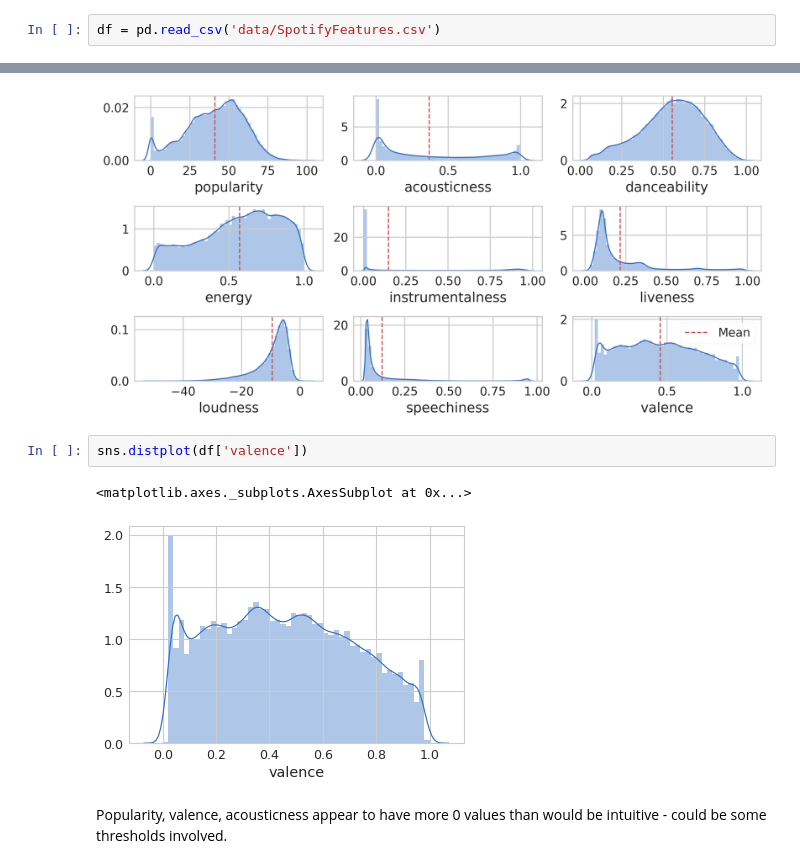
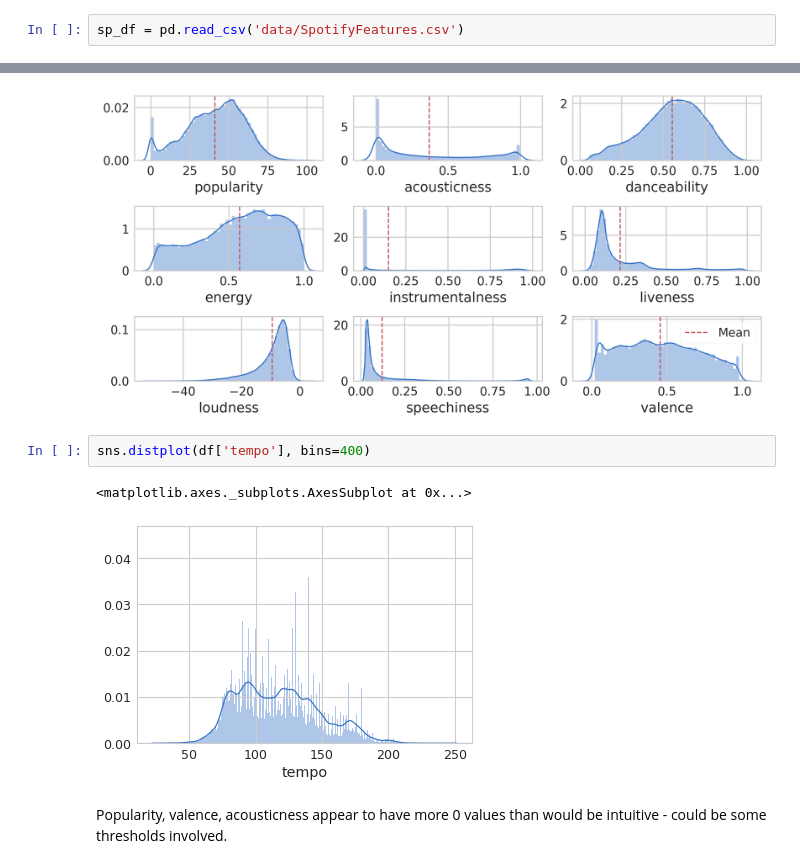
Before and after one commit to wkosmos/MusicalGeography, a Jupyter notebook: EDA.ipynb, the cells around one changed output, grey strips where cells are left out. Saved outputs shown, nothing was run; the diff lists cells and outputs as text.

```diff
--- a/EDA.ipynb
+++ b/EDA.ipynb
@@ -15,7 +16,7 @@ SyntaxError: invalid syntax (<ipython-input-13-9d69fd57df4f>, line 8)
 # %% [markdown]
 # Spotify Data
 # %%
-df = pd.read_csv('data/SpotifyFeatures.csv')
+sp_df = pd.read_csv('data/SpotifyFeatures.csv')
 # %% [markdown]
 ## Info
 # %%
@@ -90,10 +91,10 @@ fig.tight_layout()
 # %% [output]
 [figure]
 # %%
-sns.distplot(df['valence'])
+sns.distplot(df['tempo'], bins=400)
 # %% [output]
 <matplotlib.axes._subplots.AxesSubplot at 0x...>
-[figure, old version]
+[figure, new version]
 # %% [markdown]
 Popularity, valence, acousticness appear to have more 0 values than would be intuitive - could be some thresholds involved.
 # %% [markdown]
```
Also changed, not shown: parts of 13 cells of this notebook, 2 other files.
